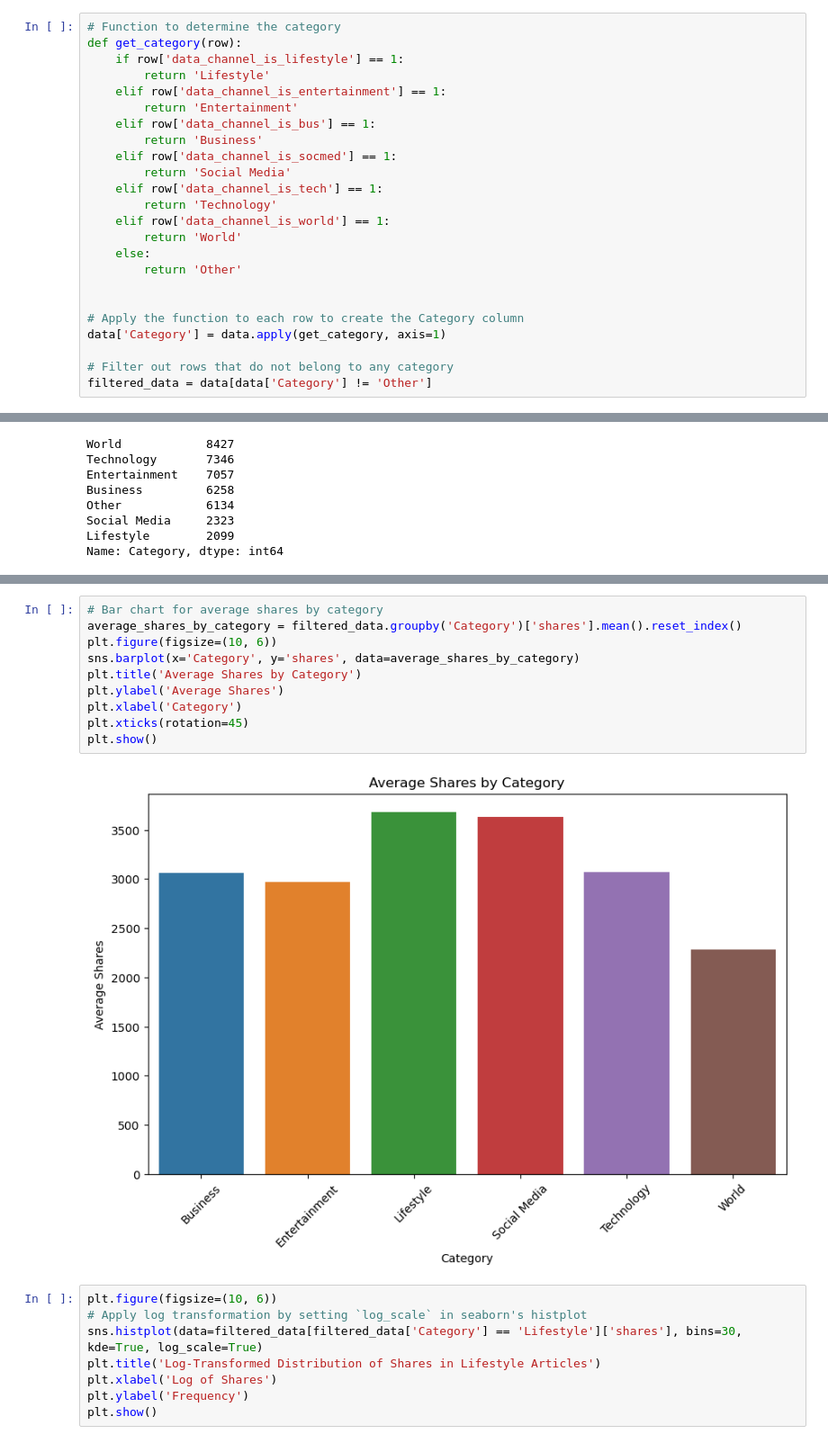
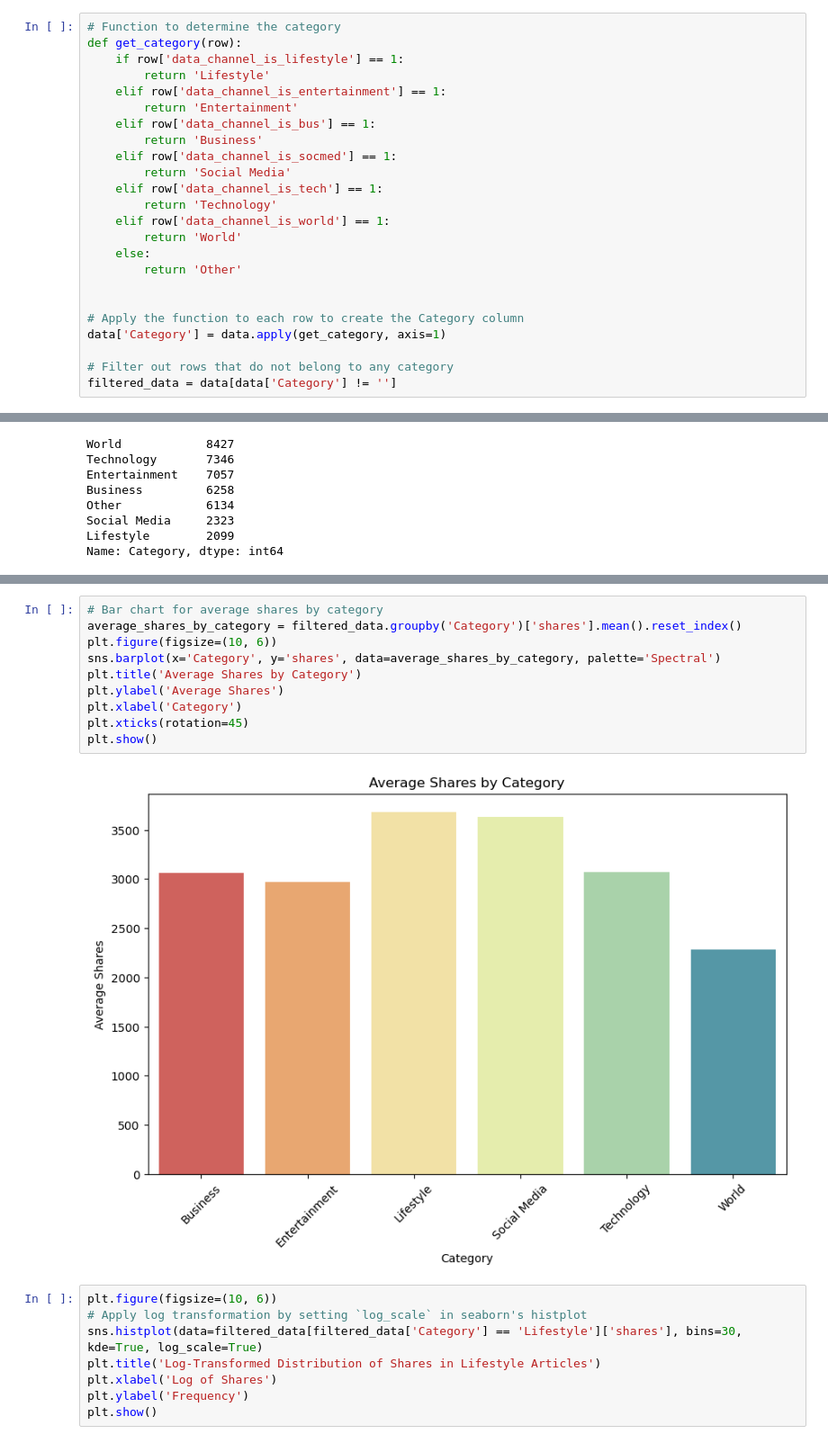
Before and after one commit to abhinavdv/Factors-Influencing-Online-News-Popularity, a Jupyter notebook: project-milestone-3-EDA/popular_channels.ipynb, the cells around one changed output, grey strips where cells are left out. Shown: that part at 90% size. Cells and saved outputs as stored; diff of their text form.

Commit message:
Changed the palette and added category as other

```diff
--- a/project-milestone-3-EDA/popular_channels.ipynb
+++ b/project-milestone-3-EDA/popular_channels.ipynb
@@ -44,7 +44,7 @@ def get_category(row):
 data['Category'] = data.apply(get_category, axis=1)
 
 # Filter out rows that do not belong to any category
-filtered_data = data[data['Category'] != 'Other']
+filtered_data = data[data['Category'] != '']
 # %%
 data['Category'].value_counts()
 # %% [output]
@@ -77,15 +88,15 @@ plt.show()
 # %%
 # Bar chart for average shares by category
 average_shares_by_category = filtered_data.groupby('Category')['shares'].mean().reset_index()
 plt.figure(figsize=(10, 6))
-sns.barplot(x='Category', y='shares', data=average_shares_by_category)
+sns.barplot(x='Category', y='shares', data=average_shares_by_category, palette='Spectral')
 plt.title('Average Shares by Category')
 plt.ylabel('Average Shares')
 plt.xlabel('Category')
 plt.xticks(rotation=45)
 plt.show()
 # %% [output]
-[figure, old version]
+[figure, new version]
 # %%
 plt.figure(figsize=(10, 6))
 # Apply log transformation by setting `log_scale` in seaborn's histplot
```
Also changed, not shown: parts of 3 cells of this notebook.
